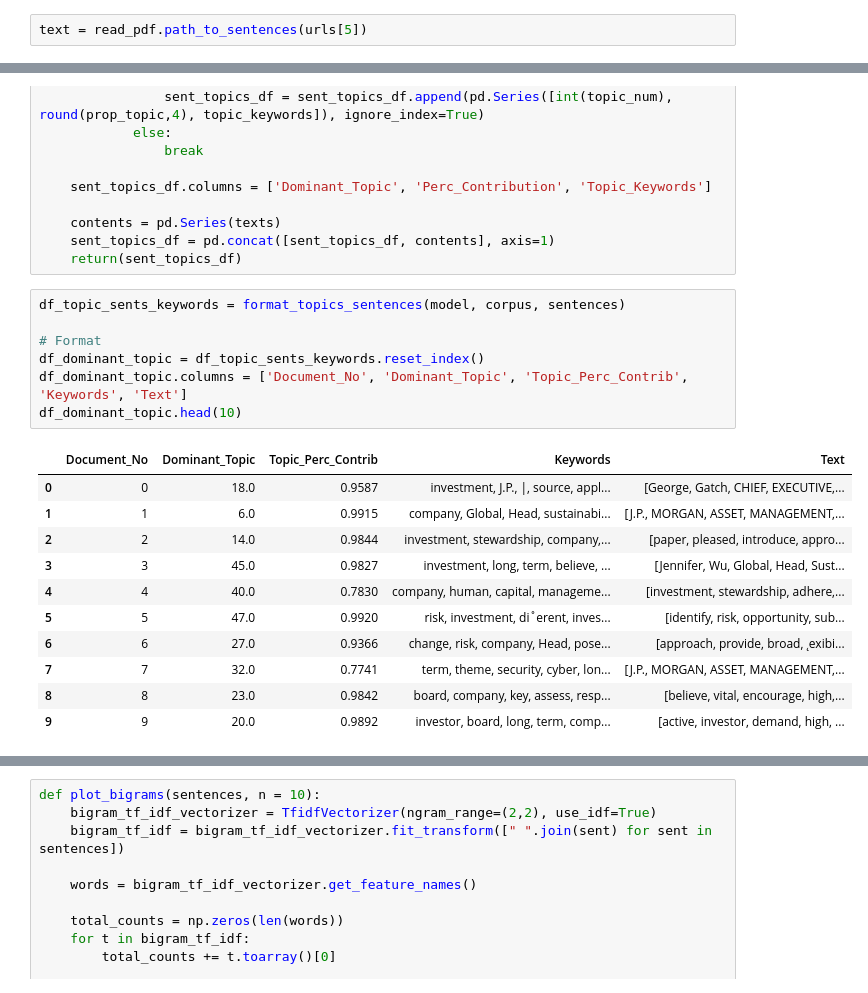
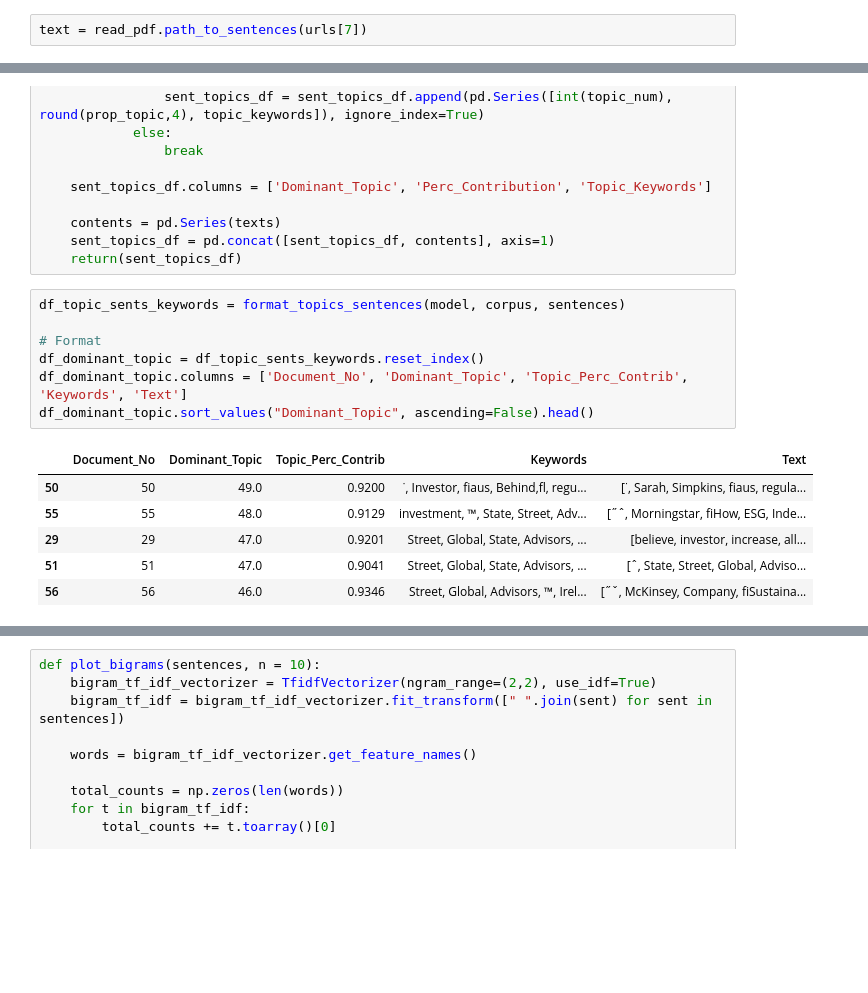
Before and after one commit to NoFishLikeIan/nlp-financial-env, a Jupyter notebook: analysis.ipynb, the cells around one changed output, grey strips where cells are left out. Saved outputs shown, nothing was run; the diff lists cells and outputs as text; blank space fills up the shorter version.

```diff
--- a/analysis.ipynb
+++ b/analysis.ipynb
@@ -21,4 +21,4 @@ for url in urls:
 # %% [output]
 Not an url: https://www.blackrock.com/corporate/literature/publication/blk-annual-stewardship-report-2020.pdf
 # %%
-text = read_pdf.path_to_sentences(urls[5])
+text = read_pdf.path_to_sentences(urls[7])
@@ -51,19 +49,14 @@ def format_topics_sentences(ldamodel, corpus, texts):
 # %%
 df_topic_sents_keywords = format_topics_sentences(model, corpus, sentences)
 
 # Format
 df_dominant_topic = df_topic_sents_keywords.reset_index()
 df_dominant_topic.columns = ['Document_No', 'Dominant_Topic', 'Topic_Perc_Contrib', 'Keywords', 'Text']
-df_dominant_topic.head(10)
+df_dominant_topic.sort_values("Dominant_Topic", ascending=False).head()
 # %% [output]
 |  | Document_No | Dominant_Topic | Topic_Perc_Contrib | Keywords | Text |
-| 0 | 0 | 18.0 | 0.9587 | investment, J.P., |, source, appl... | [George, Gatch, CHIEF, EXECUTIVE,... |
-| 1 | 1 | 6.0 | 0.9915 | company, Global, Head, sustainabi... | [J.P., MORGAN, ASSET, MANAGEMENT,... |
-| 2 | 2 | 14.0 | 0.9844 | investment, stewardship, company,... | [paper, pleased, introduce, appro... |
-| 3 | 3 | 45.0 | 0.9827 | investment, long, term, believe, ... | [Jennifer, Wu, Global, Head, Sust... |
-| 4 | 4 | 40.0 | 0.7830 | company, human, capital, manageme... | [investment, stewardship, adhere,... |
-| 5 | 5 | 47.0 | 0.9920 | risk, investment, di˚erent, inves... | [identify, risk, opportunity, sub... |
-| 6 | 6 | 27.0 | 0.9366 | change, risk, company, Head, pose... | [approach, provide, broad, ˛exibi... |
-| 7 | 7 | 32.0 | 0.7741 | term, theme, security, cyber, lon... | [J.P., MORGAN, ASSET, MANAGEMENT,... |
-| 8 | 8 | 23.0 | 0.9842 | board, company, key, assess, resp... | [believe, vital, encourage, high,... |
-| 9 | 9 | 20.0 | 0.9892 | investor, board, long, term, comp... | [active, investor, demand, high, ... |
+| 50 | 50 | 49.0 | 0.9200 | ˙, Investor, ﬁaus, Behind,ﬂ, regu... | [˙, Sarah, Simpkins, ﬁaus, regula... |
+| 55 | 55 | 48.0 | 0.9129 | investment, ™, State, Street, Adv... | [˝ˆ, Morningstar, ﬁHow, ESG, Inde... |
+| 29 | 29 | 47.0 | 0.9201 | Street, Global, State, Advisors, ... | [believe, investor, increase, all... |
+| 51 | 51 | 47.0 | 0.9041 | Street, Global, State, Advisors, ... | [ˆ, State, Street, Global, Adviso... |
+| 56 | 56 | 46.0 | 0.9346 | Street, Global, Advisors, ™, Irel... | [˝ˇ, McKinsey, Company, ﬁSustaina... |
```
Also changed, not shown: parts of 3 cells of this notebook, 2 other files.
